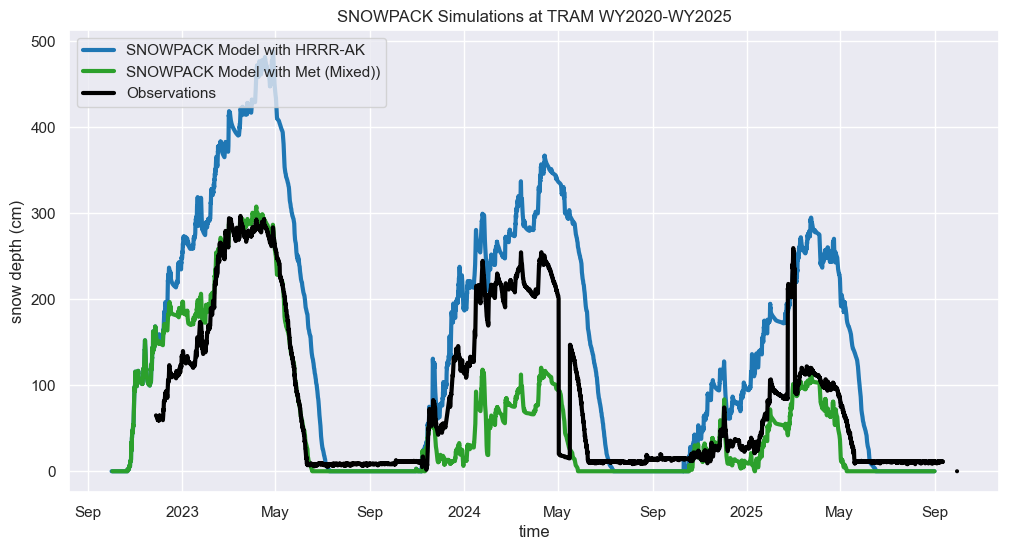
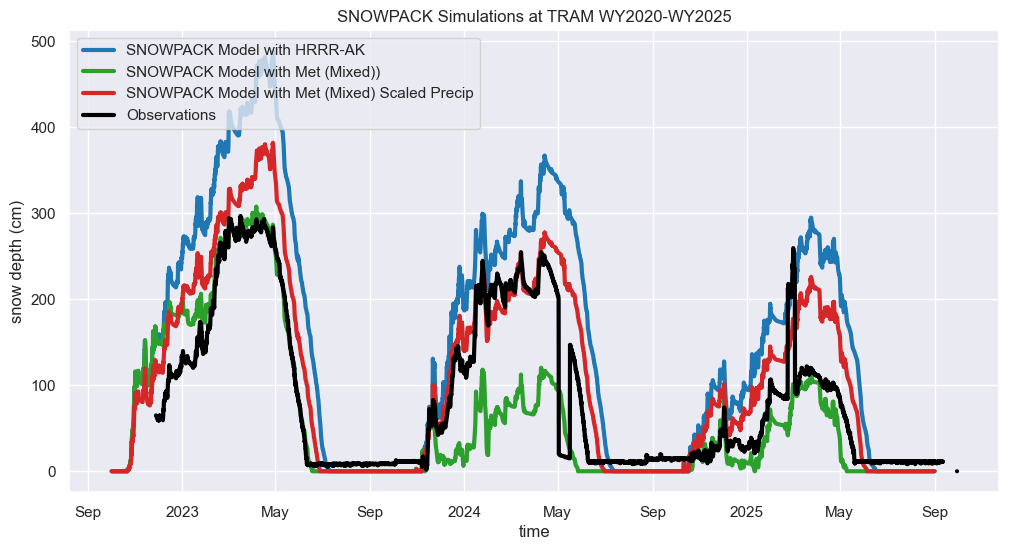
The notebook cell's code change between the first figure and the second:
--- before
+++ after
@@ -1,5 +1,5 @@
 ds_snowpack_hrrrak.HS_mod.plot(label = 'SNOWPACK Model with HRRR-AK', linewidth = 3, color='tab:blue')
 ds_snowpack_met_hrrrak.HS_mod.plot(label = 'SNOWPACK Model with Met (Mixed))', linewidth = 3, color='tab:green')
-# ds_snowpack_met_hrrrak_ffill.HS_mod.plot(label = 'SNOWPACK Model with Met (Mixed) + Ffill', linewidth = 3, color='tab:red')
+ds_snowpack_hrrrak_scaled.HS_mod.plot(label = 'SNOWPACK Model with Met (Mixed) Scaled Precip', linewidth = 3, color='tab:red')
 
 ds_obs.hs.plot(label = 'Observations', linewidth = 3, color='black')

Commit: fixed forcing script with tram, expanded ppsa, need to do heen too